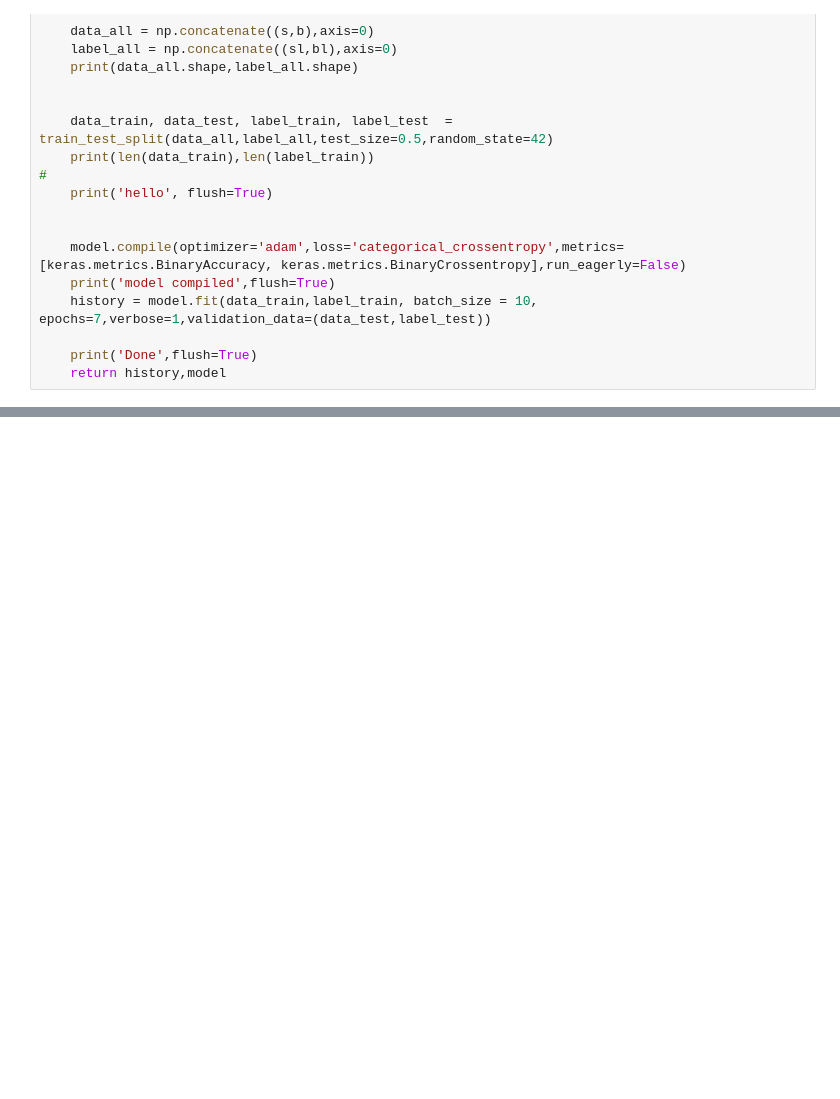
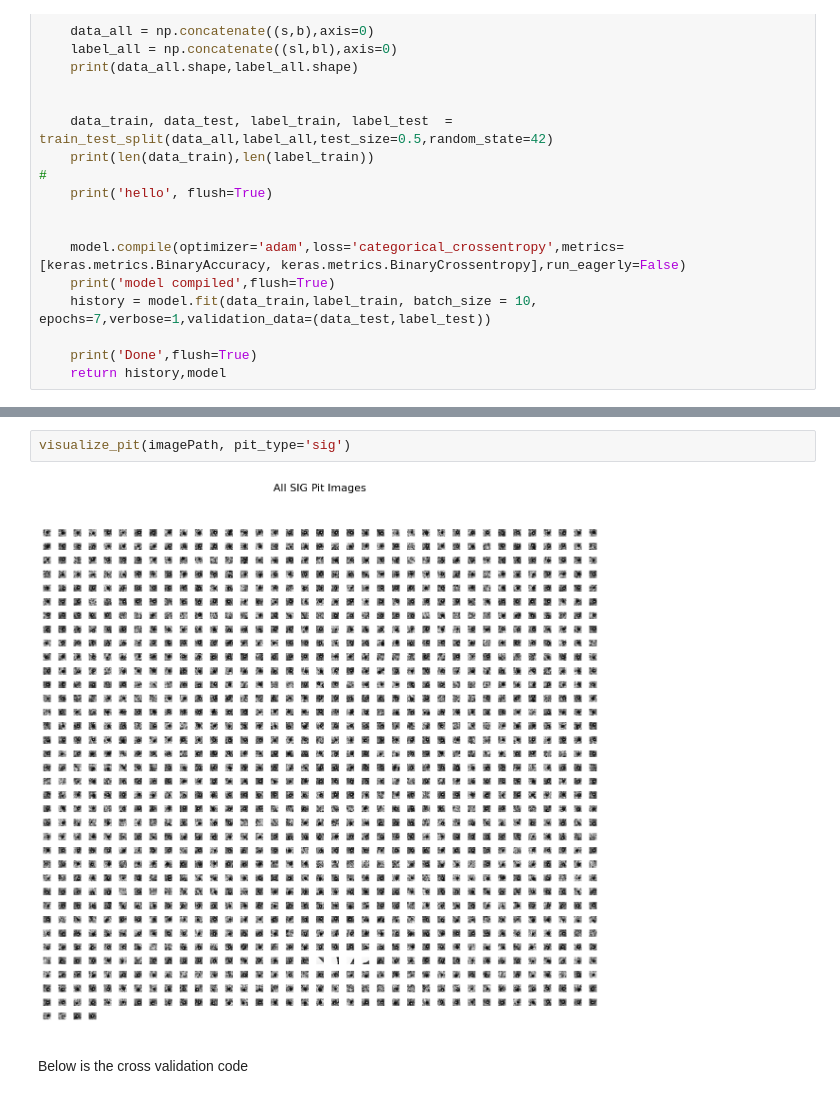
Before and after one commit to greyarea01/MoEDAL-ML-ANA, a Jupyter notebook: TrainCNN.ipynb, the cells around one changed output, grey strips where cells are left out. Saved outputs shown, nothing was run; the diff lists cells and outputs as text; blank space fills up the shorter version.

```diff
--- a/TrainCNN.ipynb
+++ b/TrainCNN.ipynb
@@ -159,0 +412,6 @@ Done
+# %%
+visualize_pit(imagePath, pit_type='sig')
+# %% [output]
+[figure, added]
+# %% [markdown]
+Below is the cross validation code
```
Also changed, not shown: parts of 13 cells of this notebook.
